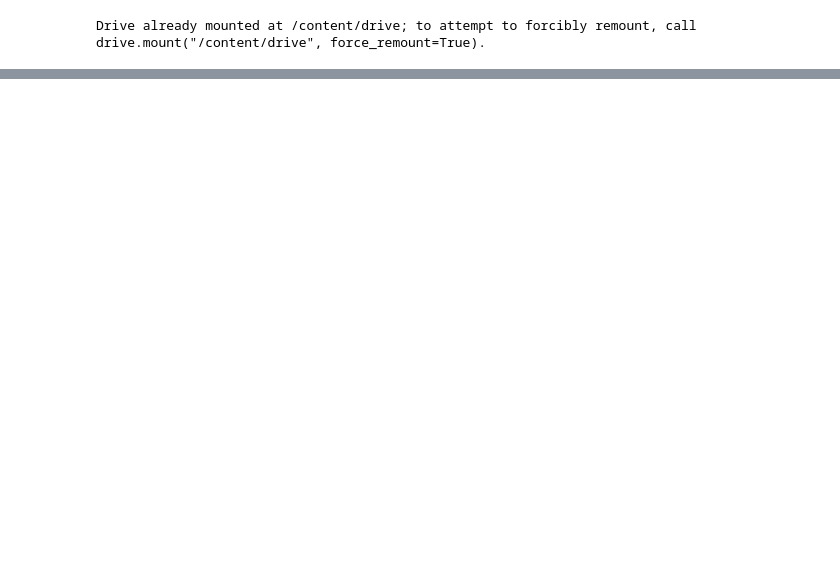
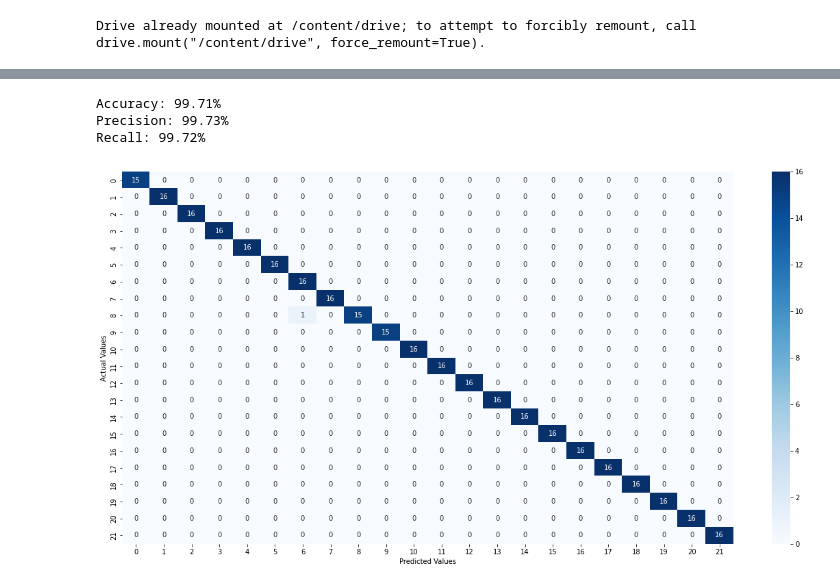
Before and after one commit to Saadman53/Thesis-Human-Activity-Recognition, a Jupyter notebook: alexnet_classification.ipynb, the cells around one changed output, grey strips where cells are left out. Cells and saved outputs as stored; diff of their text form; code cells hidden in the pictures; blank space fills up the shorter version.

```diff
--- a/alexnet_classification.ipynb
+++ b/alexnet_classification.ipynb
@@ -227,0 +246,36 @@ Precision is 0.72%
+# %%
+path = "drive/My Drive/Dataset/sensor_predictions.mat"
+y_pred_sens = torch.tensor(sio.loadmat(path)['preds'])
+# %%
+scaler = MinMaxScaler()
+train_X = scaler.fit_transform(X_train)
+test_X = scaler.transform(X_test)
+y_pred_img = model(torch.from_numpy(test_X.astype(np.float32)))
+# %%
+y_pred = y_pred_sens+y_pred_img
+# %%
+def cf_matrix(y_pred, test_y):
+  y_pred_softmax = torch.log_softmax(y_pred, dim = 1)
+  _, y_pred = torch.max(y_pred_softmax, dim = 1)
+  y_pred = y_pred.detach().numpy().ravel()
+  correct_pred = (y_pred == y_test).astype(np.float)
+  acc = correct_pred.sum()*100.0 / len(correct_pred)
+  cm = confusion_matrix(test_y.ravel(), y_pred)
+  recall = np.mean(recall_score(test_y.ravel(), y_pred, average=None))*100.0
+  precision = np.mean(precision_score(test_y.ravel(), y_pred, average=None))*100.0
+  f,ax=plt.subplots(figsize=(20,10))
+  sns.heatmap(cm,annot=True,fmt='.0f', cmap="Blues")
+  print(f"Accuracy: {acc:.2f}%")
+  print(f"Precision: {precision:.2f}%")
+  print(f"Recall: {recall:.2f}%")
+  plt.ylabel('Actual Values')
+  plt.xlabel('Predicted Values')
+  plt.show()
+  return cm, recall, precision
+# %%
+cm, recall, precision = cf_matrix(y_pred, y_test)
+# %% [output]
+Accuracy: 99.71%
+Precision: 99.73%
+Recall: 99.72%
+[figure, added]
```
Also changed, not shown: parts of 7 cells of this notebook.
